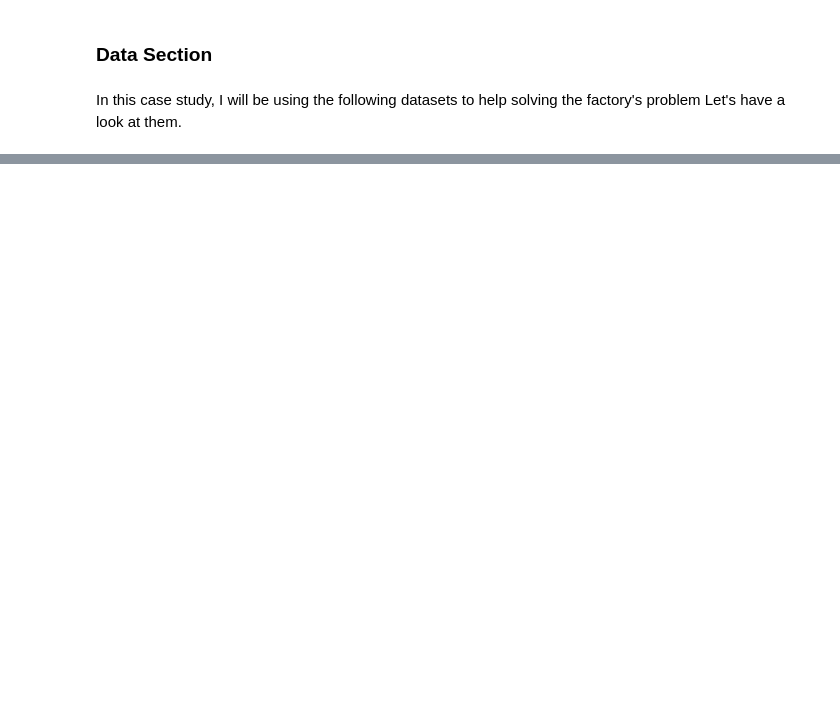
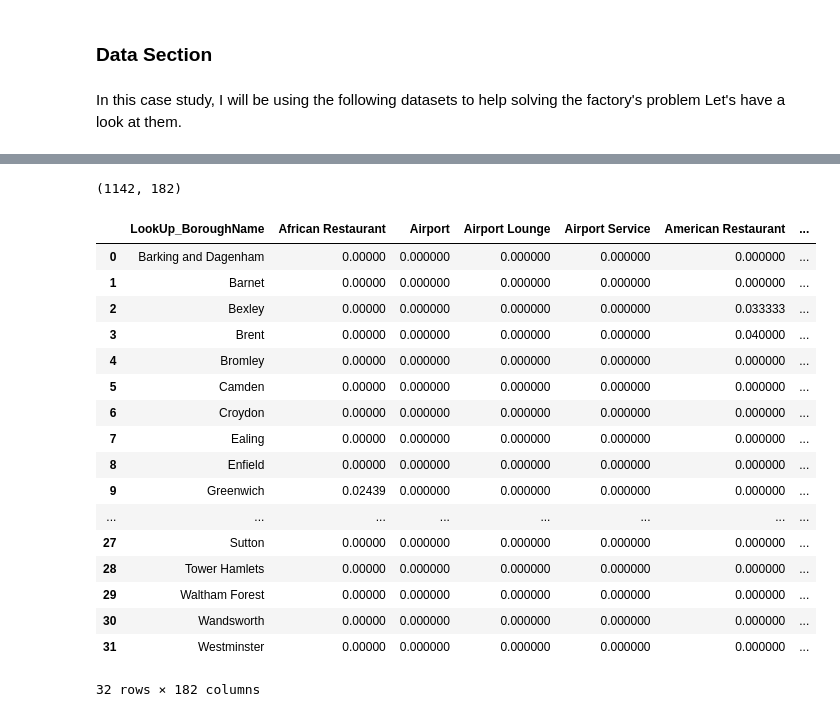
Before and after one commit to soniaaraujo1/github-example, a Jupyter notebook: The Batle of The Neighborhoods.ipynb, the cells around one changed output, grey strips where cells are left out. Cells and saved outputs as stored; diff of their text form; code cells hidden in the pictures; blank space fills up the shorter version.

```diff
--- a/The Batle of The Neighborhoods.ipynb
+++ b/The Batle of The Neighborhoods.ipynb
@@ -28,0 +294,4 @@ Let's have a look at them.
+# %%
+CLIENT_ID = 'E25QZTZUZE0102UJFUHOFF333M5OX1SLNZMPANG5L2EUAJ54'
+CLIENT_SECRET = '4U1WXJSRPSZXDAFCVLTPRFXAF24W3XXJLBVPSKVA2IQIELYA'
+VERSION = '20180604'
@@ -28,0 +339,7 @@ Let's have a look at them.
+# %%
+#Get top 50 venues in 500m radius of the center of each Borough
+LIMIT = 50
+venues = getNearbyVenues(names=info['LookUp_BoroughName'],
+                                   latitudes=info['Latitude'],
+                                   longitudes=info['Longitude']
+                                  )
@@ -28,0 +544,8 @@ Let's have a look at them.
+# %%
+# One hot encoding before clustering
+onehot = pd.get_dummies(venues[['Venue Category']], prefix="", prefix_sep="")
+# %%
+# Add borough name back to dataframe
+borough = venues['LookUp_BoroughName']
+onehot.insert(0, 'LookUp_BoroughName', borough)
+onehot.head()
@@ -28,0 +560,27 @@ Let's have a look at them.
+# %%
+onehot.shape
+# %% [output]
+(1142, 182)
+# %%
+# Group rows by borough and take the mean of frequency of each venue category
+grouped = onehot.groupby('LookUp_BoroughName').mean().reset_index()
+grouped
+# %% [output]
+|  | LookUp_BoroughName | African Restaurant | Airport | Airport Lounge | Airport Service | American Restaurant | ... |
+| 0 | Barking and Dagenham | 0.00000 | 0.000000 | 0.000000 | 0.000000 | 0.000000 | ... |
+| 1 | Barnet | 0.00000 | 0.000000 | 0.000000 | 0.000000 | 0.000000 | ... |
+| 2 | Bexley | 0.00000 | 0.000000 | 0.000000 | 0.000000 | 0.033333 | ... |
+| 3 | Brent | 0.00000 | 0.000000 | 0.000000 | 0.000000 | 0.040000 | ... |
+| 4 | Bromley | 0.00000 | 0.000000 | 0.000000 | 0.000000 | 0.000000 | ... |
+| 5 | Camden | 0.00000 | 0.000000 | 0.000000 | 0.000000 | 0.000000 | ... |
+| 6 | Croydon | 0.00000 | 0.000000 | 0.000000 | 0.000000 | 0.000000 | ... |
+| 7 | Ealing | 0.00000 | 0.000000 | 0.000000 | 0.000000 | 0.000000 | ... |
+| 8 | Enfield | 0.00000 | 0.000000 | 0.000000 | 0.000000 | 0.000000 | ... |
+| 9 | Greenwich | 0.02439 | 0.000000 | 0.000000 | 0.000000 | 0.000000 | ... |
+| ... | ... | ... | ... | ... | ... | ... | ... |
+| 27 | Sutton | 0.00000 | 0.000000 | 0.000000 | 0.000000 | 0.000000 | ... |
+| 28 | Tower Hamlets | 0.00000 | 0.000000 | 0.000000 | 0.000000 | 0.000000 | ... |
+| 29 | Waltham Forest | 0.00000 | 0.000000 | 0.000000 | 0.000000 | 0.000000 | ... |
+| 30 | Wandsworth | 0.00000 | 0.000000 | 0.000000 | 0.000000 | 0.000000 | ... |
+| 31 | Westminster | 0.00000 | 0.000000 | 0.000000 | 0.000000 | 0.000000 | ... |
+32 rows × 182 columns
```
Also changed, not shown: parts of 80 cells of this notebook.
